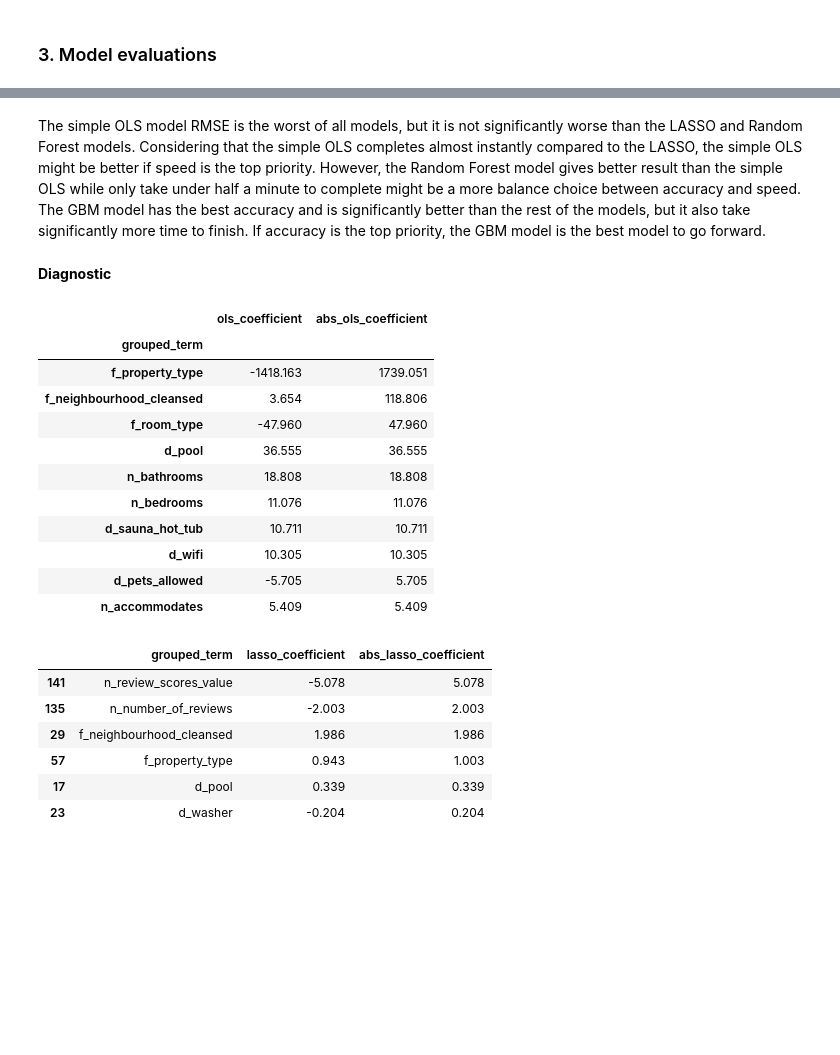
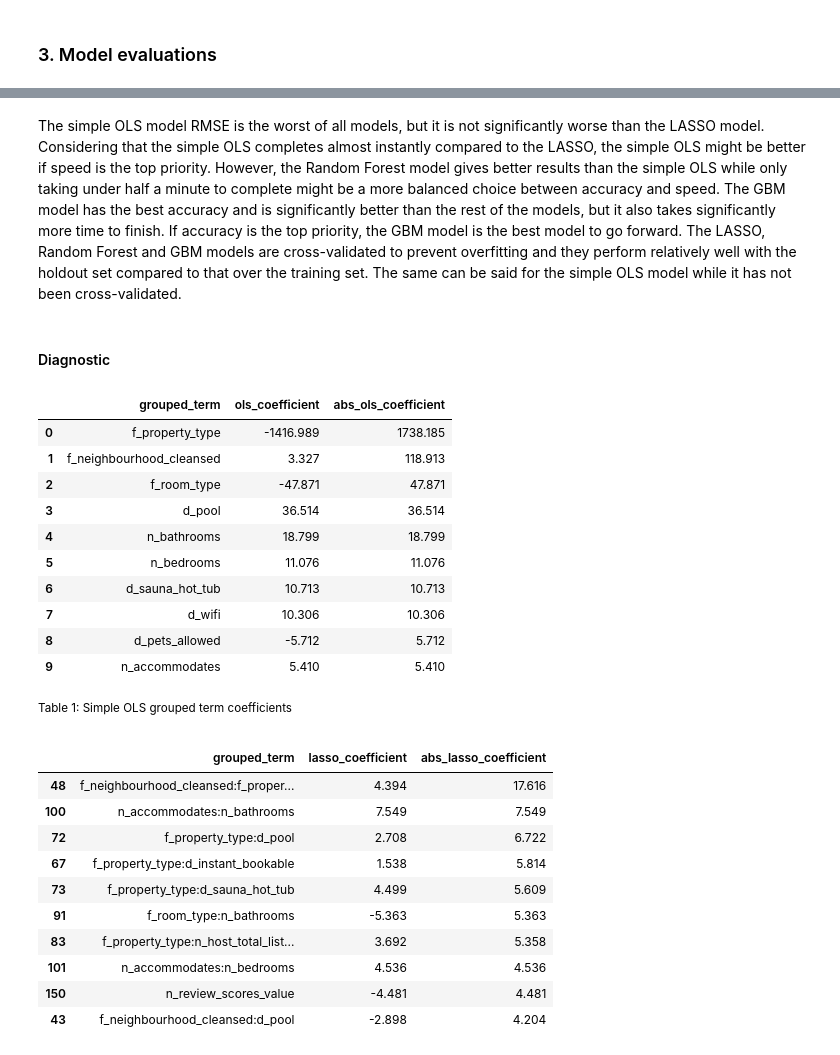
Before and after one commit to viethngn/Data_Analysis_3_ECBS5171, a Jupyter notebook: assignment2/assignment2_viethngn.ipynb, the cells around one changed output, grey strips where cells are left out. Cells and saved outputs as stored; diff of their text form; code cells hidden in the pictures; blank space fills up the shorter version.

```diff
--- a/assignment2/assignment2_viethngn.ipynb
+++ b/assignment2/assignment2_viethngn.ipynb
@@ -39,7 +39,14 @@ def get_cleaned_data(src=None) -> pd.DataFrame:
     :return: dataframe with cleaned data
     '''
     if src:
-        df = pd.read_csv(src)
+        if isinstance(src, list):
+            dfs = []
+            for file in src:
+                u_df = pd.read_csv(file)
+                dfs.append(u_df)
+            df = pd.concat(dfs, ignore_index=True)
+        else:
+            df = pd.read_csv(src)
     else:
         urls = ['https://raw.githubusercontent.com/viethngn/Data_Analysis_3_ECBS5171/main/assignment2/listings_1.csv', 'https://raw.githubusercontent.com/viethngn/Data_Analysis_3_ECBS5171/main/assignment2/listings_2.csv']
         dfs = []
@@ -48,9 +55,7 @@ def get_cleaned_data(src=None) -> pd.DataFrame:
             dfs.append(u_df)
         df = pd.concat(dfs, ignore_index=True)
 
-    # Filter the data for:
-    #
-    # new apartment not on market so no need to care about reviews
+    # Filter the data
     working_sample = df[['id','name','host_id','host_name','host_since','host_is_superhost','host_total_listings_count','host_has_profile_pic','host_identity_verified','neighbourhood_cleansed','property_type','room_type','accommodates','bathrooms_text','bedrooms','beds','amenities','price','minimum_nights','maximum_nights','number_of_reviews','review_scores_value','instant_bookable', 'license']
                         ][(df['price'].notna())
                         & (df['beds'].notna())
@@ -124,12 +129,10 @@ def get_cleaned_data(src=None) -> pd.DataFrame:
     }, inplace=True)
 
     del df
-    if not src:
-        del dfs[0]
-        del dfs[1]
 
     return working_sample
 # %%
-work_df = get_cleaned_data('listings.csv')
+# get the working df
+work_df = get_cleaned_data(['listings_1.csv', 'listings_2.csv'])
 # work_df = get_cleaned_data()
-work_df.shape;
+work_df.shape
@@ -637,30 +588,36 @@ diagnostic_df[['Model', 'Train RMSE', 'Training time']]
 # %% [markdown]
-The simple OLS model RMSE is the worst of all models, but it is not significantly worse than the LASSO and Random Forest models. Considering that the simple OLS completes almost instantly compared to the LASSO, the simple OLS might be better if speed is the top priority. However, the Random Forest model gives better result than the simple OLS while only take under half a minute to complete might be a more balance choice between accuracy and speed. The GBM model has the best accuracy and is significantly better than the rest of the models, but it also take significantly more time to finish. If accuracy is the top priority, the GBM model is the best model to go forward.
+The simple OLS model RMSE is the worst of all models, but it is not significantly worse than the LASSO model. Considering that the simple OLS completes almost instantly compared to the LASSO, the simple OLS might be better if speed is the top priority. However, the Random Forest model gives better results than the simple OLS while only taking under half a minute to complete might be a more balanced choice between accuracy and speed. The GBM model has the best accuracy and is significantly better than the rest of the models, but it also takes significantly more time to finish. If accuracy is the top priority, the GBM model is the best model to go forward. The LASSO, Random Forest and GBM models are cross-validated to prevent overfitting and they perform relatively well with the holdout set compared to that over the training set. The same can be said for the simple OLS model while it has not been cross-validated.
 # %% [markdown]
-**Diagnostic**
+#### Diagnostic
 # %%
-df_ols_var_coefs.groupby(['grouped_term']).sum().sort_values(by="abs_ols_coefficient", ascending=False)[['ols_coefficient', 'abs_ols_coefficient']].iloc[:10]
+plt_ols_grouped_coef = df_ols_var_coefs.groupby(['grouped_term']).sum().sort_values(by="abs_ols_coefficient", ascending=False)[['ols_coefficient', 'abs_ols_coefficient']].iloc[:10]
+plt_ols_grouped_coef.reset_index(inplace=True)
+plt_ols_grouped_coef
 # %% [output]
-|  | ols_coefficient | abs_ols_coefficient |
-| grouped_term |  |  |
-| f_property_type | -1418.163 | 1739.051 |
-| f_neighbourhood_cleansed | 3.654 | 118.806 |
-| f_room_type | -47.960 | 47.960 |
-| d_pool | 36.555 | 36.555 |
-| n_bathrooms | 18.808 | 18.808 |
-| n_bedrooms | 11.076 | 11.076 |
-| d_sauna_hot_tub | 10.711 | 10.711 |
-| d_wifi | 10.305 | 10.305 |
-| d_pets_allowed | -5.705 | 5.705 |
-| n_accommodates | 5.409 | 5.409 |
+|  | grouped_term | ols_coefficient | abs_ols_coefficient |
+| 0 | f_property_type | -1416.989 | 1738.185 |
+| 1 | f_neighbourhood_cleansed | 3.327 | 118.913 |
+| 2 | f_room_type | -47.871 | 47.871 |
+| 3 | d_pool | 36.514 | 36.514 |
+| 4 | n_bathrooms | 18.799 | 18.799 |
+| 5 | n_bedrooms | 11.076 | 11.076 |
+| 6 | d_sauna_hot_tub | 10.713 | 10.713 |
+| 7 | d_wifi | 10.306 | 10.306 |
+| 8 | d_pets_allowed | -5.712 | 5.712 |
+| 9 | n_accommodates | 5.410 | 5.410 |
+# %% [markdown]
+<sup>Table 1: Simple OLS grouped term coefficients</sub>
 # %%
-# single term coef power
-df_lasso_grouped_var_coefs[(df_lasso_grouped_var_coefs['grouped_term'].str.contains(':')) == False].sort_values(by="abs_lasso_coefficient", ascending=False)[['grouped_term', 'lasso_coefficient', 'abs_lasso_coefficient']][:10]
+df_lasso_grouped_var_coefs.sort_values(by="abs_lasso_coefficient", ascending=False)[['grouped_term', 'lasso_coefficient', 'abs_lasso_coefficient']][:10]
 # %% [output]
 |  | grouped_term | lasso_coefficient | abs_lasso_coefficient |
-| 141 | n_review_scores_value | -5.078 | 5.078 |
-| 135 | n_number_of_reviews | -2.003 | 2.003 |
-| 29 | f_neighbourhood_cleansed | 1.986 | 1.986 |
-| 57 | f_property_type | 0.943 | 1.003 |
-| 17 | d_pool | 0.339 | 0.339 |
-| 23 | d_washer | -0.204 | 0.204 |
+| 48 | f_neighbourhood_cleansed:f_proper... | 4.394 | 17.616 |
+| 100 | n_accommodates:n_bathrooms | 7.549 | 7.549 |
+| 72 | f_property_type:d_pool | 2.708 | 6.722 |
+| 67 | f_property_type:d_instant_bookable | 1.538 | 5.814 |
+| 73 | f_property_type:d_sauna_hot_tub | 4.499 | 5.609 |
+| 91 | f_room_type:n_bathrooms | -5.363 | 5.363 |
+| 83 | f_property_type:n_host_total_list... | 3.692 | 5.358 |
+| 101 | n_accommodates:n_bedrooms | 4.536 | 4.536 |
+| 150 | n_review_scores_value | -4.481 | 4.481 |
+| 43 | f_neighbourhood_cleansed:d_pool | -2.898 | 4.204 |
```
Also changed, not shown: parts of 65 cells of this notebook.
